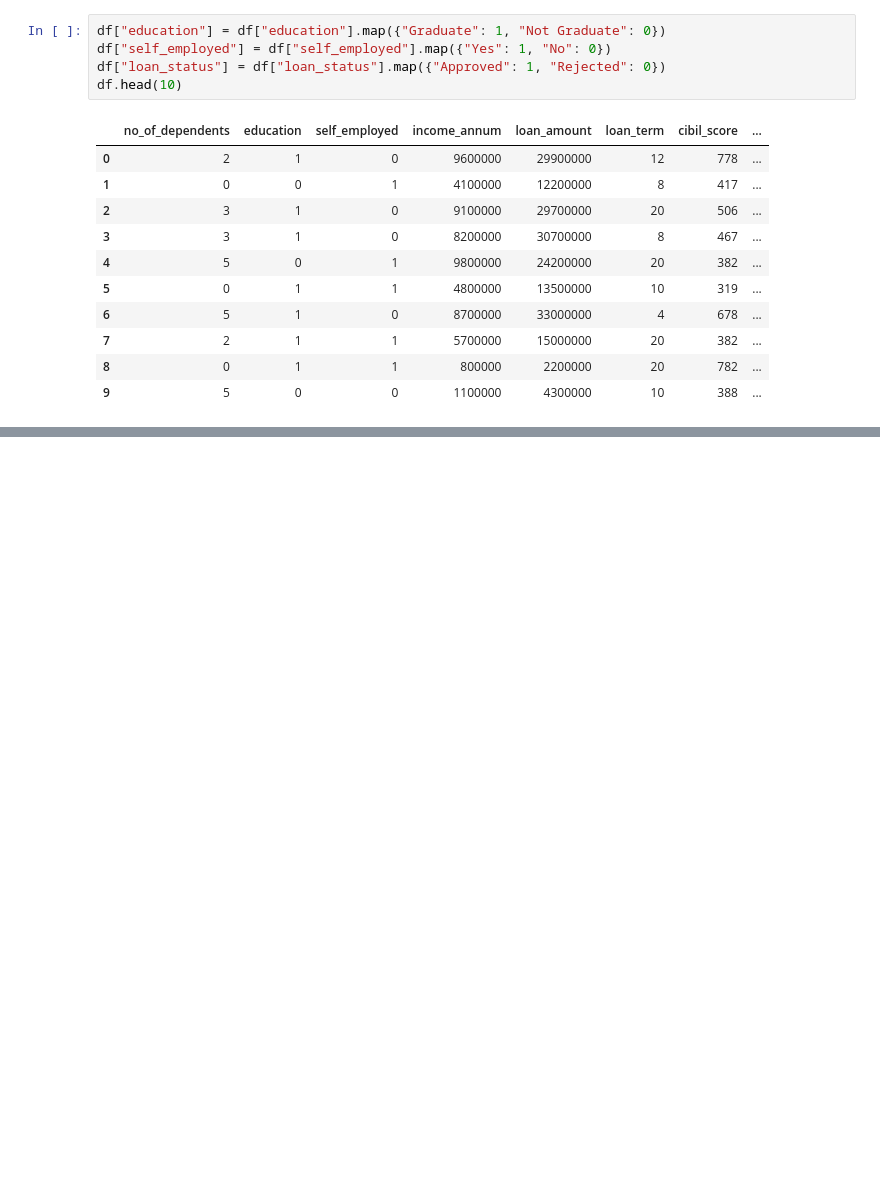
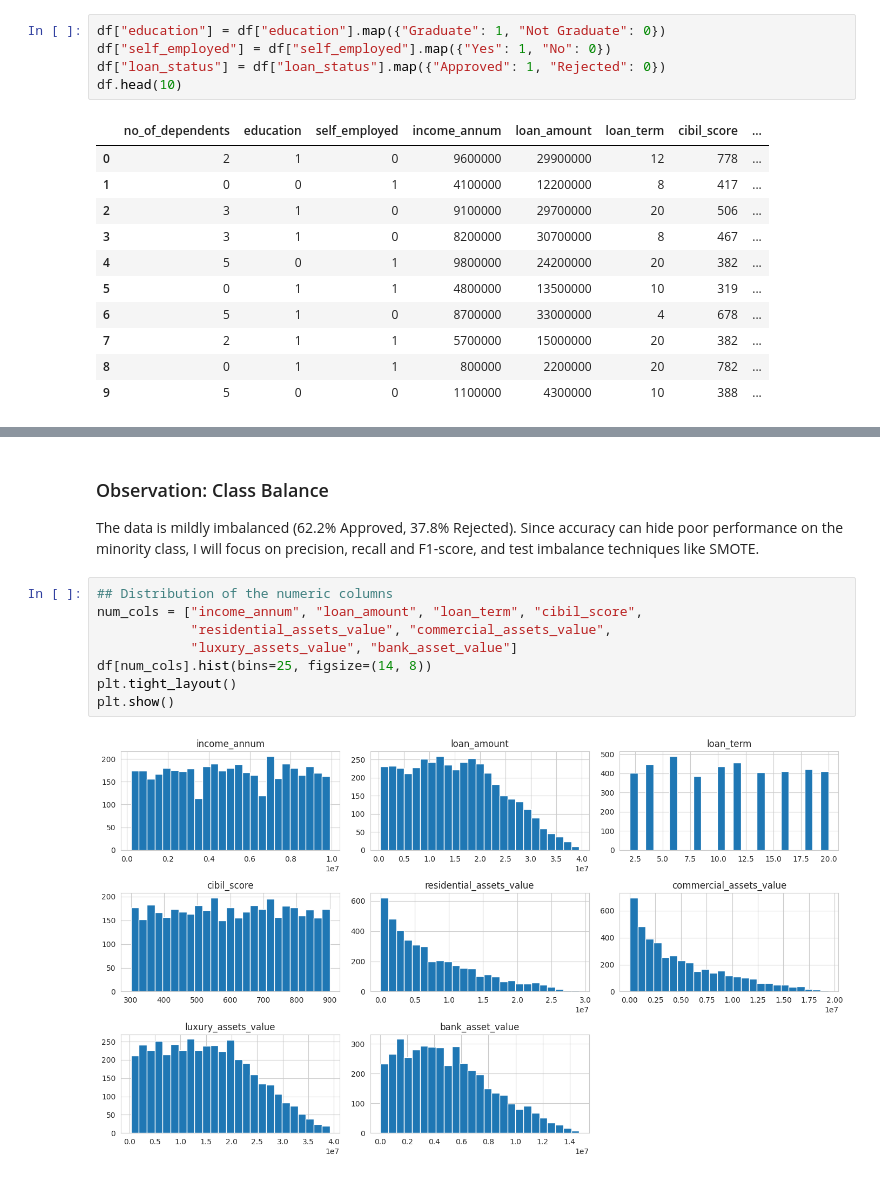
Before and after one commit to asmipandey18/Elevvo_Ml_Internship, a Jupyter notebook: task4_loan_approval_prediction/Loan_approval_prediction.ipynb, the cells around one changed output, grey strips where cells are left out. Drawn from its saved outputs; the diff is of its cells as text; blank space fills up the shorter version.

```diff
--- a/task4_loan_approval_prediction/Loan_approval_prediction.ipynb
+++ b/task4_loan_approval_prediction/Loan_approval_prediction.ipynb
@@ -152,0 +178,13 @@ dtype: int64
+# %% [markdown]
+### Observation: Class Balance
+The data is mildly imbalanced (62.2% Approved, 37.8% Rejected). Since accuracy can hide poor performance on the minority class, I will focus on precision, recall and F1-score, and test imbalance techniques like SMOTE.
+# %%
+## Distribution of the numeric columns
+num_cols = ["income_annum", "loan_amount", "loan_term", "cibil_score",
+            "residential_assets_value", "commercial_assets_value",
+            "luxury_assets_value", "bank_asset_value"]
+df[num_cols].hist(bins=25, figsize=(14, 8))
+plt.tight_layout()
+plt.show()
+# %% [output]
+[figure, added]
```
Also changed, not shown: parts of 9 cells of this notebook.
